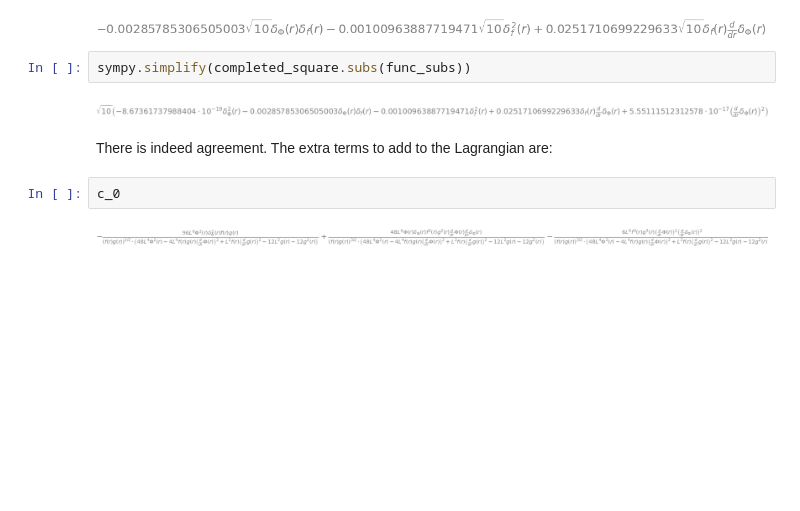
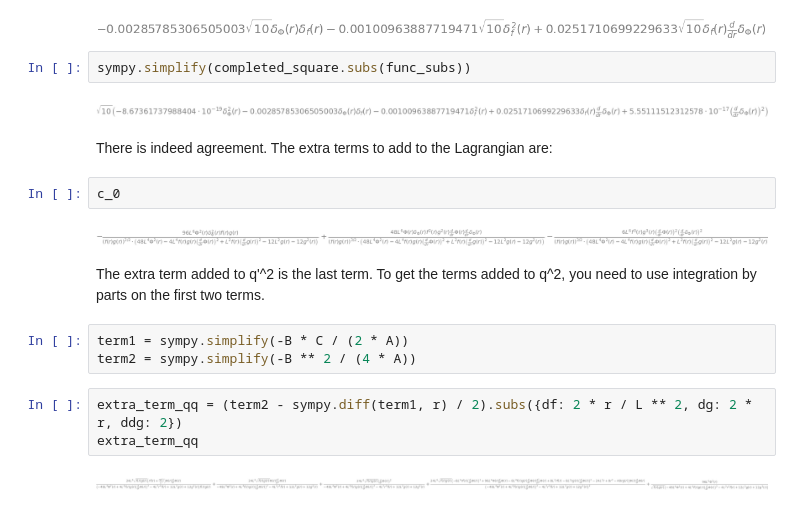
Before and after one commit to jchryssanthacopoulos/wormholes, a Jupyter notebook: second_order_action_analysis.ipynb, the cells around one changed output. Cells and saved outputs as stored; diff of their text form; blank space fills up the shorter version.

```diff
--- a/second_order_action_analysis_dg_zero.ipynb
+++ b/second_order_action_analysis.ipynb
@@ -231,3 +264,13 @@ There is indeed agreement. The extra terms to add to the Lagrangian are:
 c_0
 # %% [output]
 [figure]
+# %% [markdown]
+The extra term added to q'^2 is the last term. To get the terms added to q^2, you need to use integration by parts on the first two terms.
+# %%
+term1 = sympy.simplify(-B * C / (2 * A))
+term2 = sympy.simplify(-B ** 2 / (4 * A))
+# %%
+extra_term_qq = (term2 - sympy.diff(term1, r) / 2).subs({df: 2 * r / L ** 2, dg: 2 * r, ddg: 2})
+extra_term_qq
+# %% [output]
+[figure, added]
```
Also changed, not shown: parts of 40 cells of this notebook.
